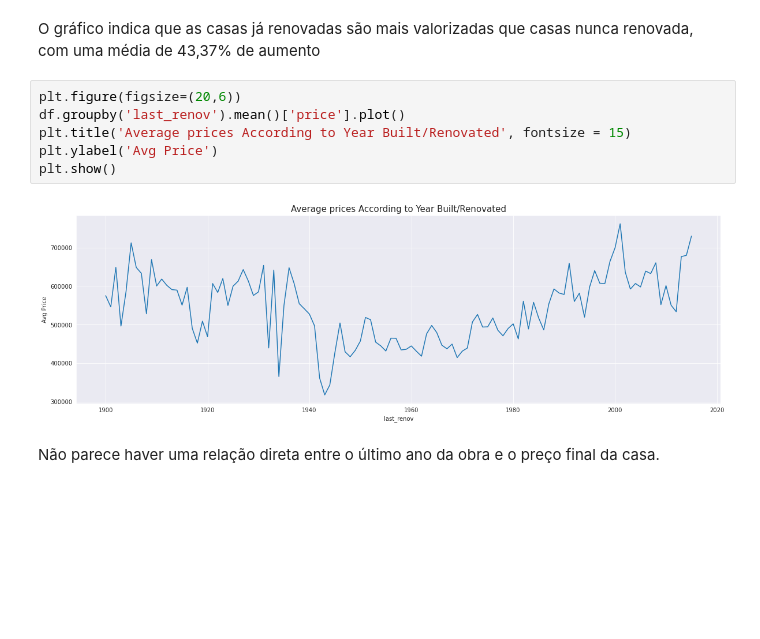
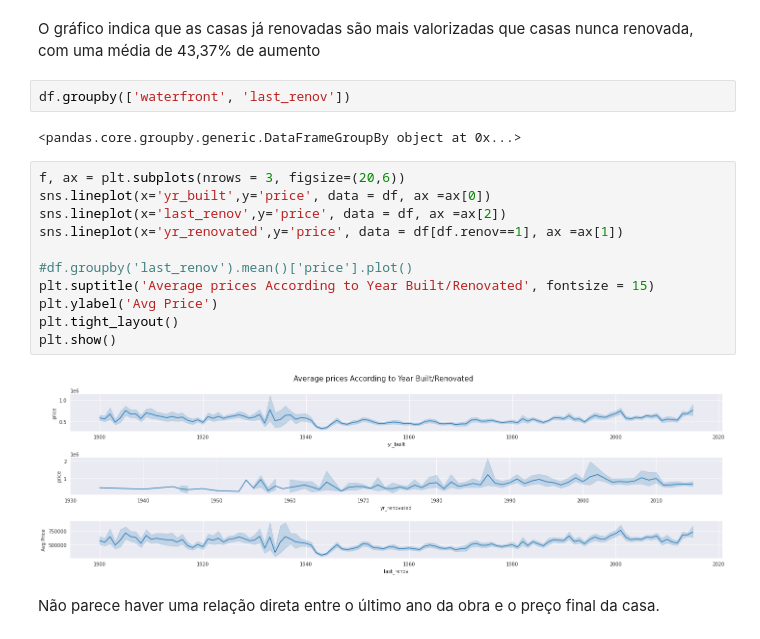
Before and after one commit to GabrielG16/HouseRocket-Pricing, a Jupyter notebook: Insights.ipynb, the cells around one changed output. Drawn from its saved outputs; the diff is of its cells as text; blank space fills up the shorter version.

```diff
--- a/Insights.ipynb
+++ b/Insights.ipynb
@@ -534,13 +508,22 @@ print(f"Variação de: {round((df.groupby('renov').mean()['price'][1] - df.group
 Variação de: 43.37 %
 # %% [markdown]
 O gráfico indica que as casas já renovadas são mais valorizadas que casas nunca renovada, com uma média de 43,37% de aumento
+# %%
+df.groupby(['waterfront', 'last_renov'])
+# %% [output]
+<pandas.core.groupby.generic.DataFrameGroupBy object at 0x...>
 # %%
-plt.figure(figsize=(20,6))
-df.groupby('last_renov').mean()['price'].plot()
-plt.title('Average prices According to Year Built/Renovated', fontsize = 15)
+f, ax = plt.subplots(nrows = 3, figsize=(20,6))
+sns.lineplot(x='yr_built',y='price', data = df, ax =ax[0])
+sns.lineplot(x='last_renov',y='price', data = df, ax =ax[2])
+sns.lineplot(x='yr_renovated',y='price', data = df[df.renov==1], ax =ax[1])
+
+#df.groupby('last_renov').mean()['price'].plot()
+plt.suptitle('Average prices According to Year Built/Renovated', fontsize = 15)
 plt.ylabel('Avg Price')
+plt.tight_layout()
 plt.show()
 # %% [output]
-[figure, old version]
+[figure, new version]
 # %% [markdown]
 Não parece haver uma relação direta entre o último ano da obra e o preço final da casa.
```
Also changed, not shown: parts of 30 cells of this notebook.
